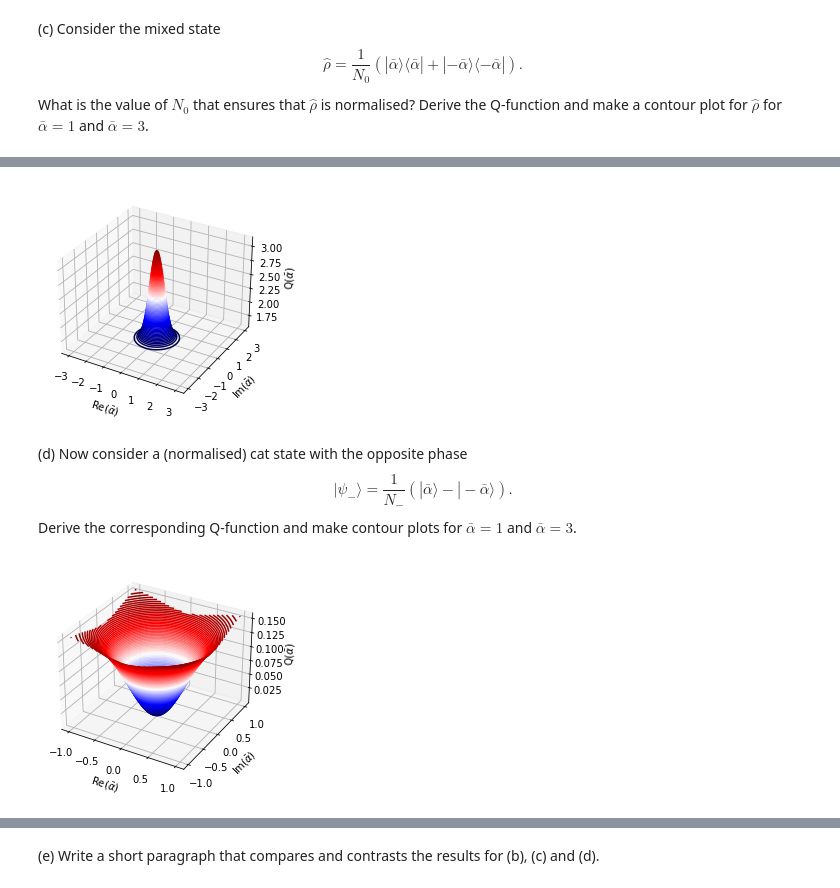
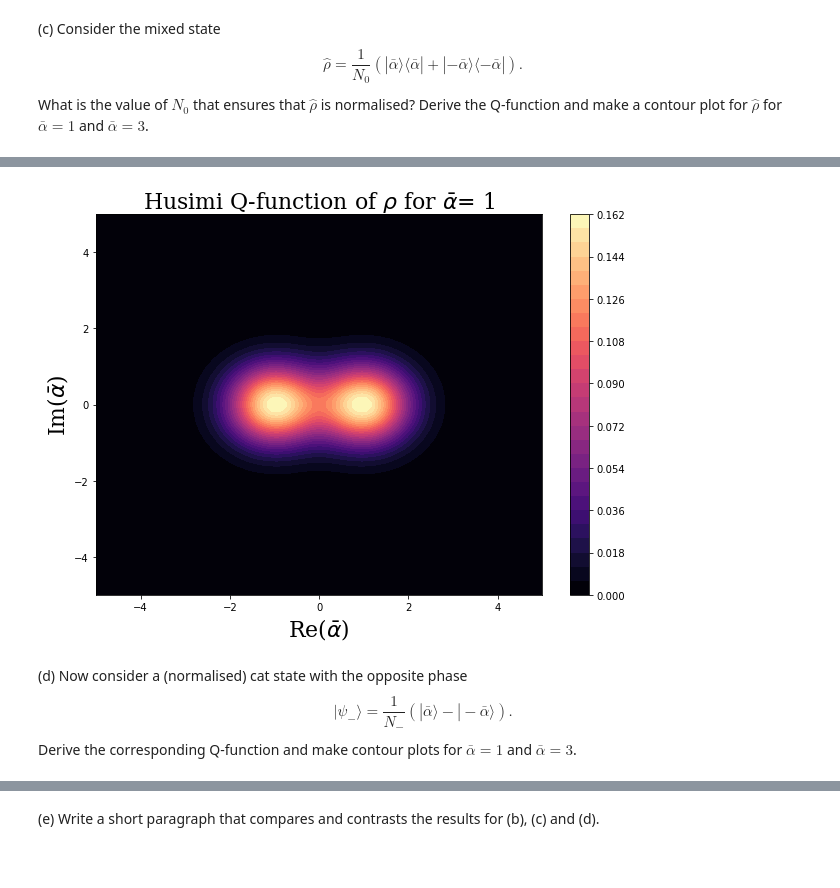
Before and after one commit to stephencollinz/py-learn, a Jupyter notebook: msc/oqs_worksheets/Worksheet_3_no_images.ipynb, the cells around one changed output, grey strips where cells are left out. Drawn from its saved outputs; the diff is of its cells as text; code cells hidden in the pictures; blank space fills up the shorter version.

```diff
--- a/msc/oqs_worksheets/Worksheet_3_no_images.ipynb
+++ b/msc/oqs_worksheets/Worksheet_3_no_images.ipynb
@@ -155,24 +151,12 @@ plt.show()
 # %% [markdown]
 (c) Consider the mixed state $$\hat{\rho} = \frac{1}{N_0}\left(|\bar{\alpha}\rangle\langle\bar{\alpha}| + |-\bar{\alpha}\rangle\langle-\bar{\alpha}| \right).$$ What is the value of $N_0$ that ensures that $\hat{\rho}$ is normalised? Derive the Q-function and make a contour plot for $\hat{\rho}$ for $\bar{\alpha}=1$ and $\bar{\alpha}=3$.
 # %%
-x_bound = [-1,1]
-y_bound = [-1,1]
+def husimi_2(real_alpha,imag_alpha,a_bar):
+    minus = ((real_alpha-a_bar.real)**2) + ((imag_alpha-a_bar.imag)**2)
+    plus = ((real_alpha+a_bar.real)**2) + ((imag_alpha+a_bar.imag)**2)
+    part_a = np.exp(-minus)
+    part_b = np.exp(-plus)
+    return (part_a+part_b)/(np.pi*2)
 
-xs = np.linspace(x_bound[0], x_bound[1], 100)
-ys = np.linspace(y_bound[0], y_bound[1], 100)
-
-def husimi_2(real_alpha,imag_alpha):
-    a = real_alpha**2 + imag_alpha**2
-    return (1/2*np.pi)*(1+np.exp(-4*a))
-
-Xmesh,Ymesh = np.meshgrid(xs, ys)
-Zmesh = husimi_2(Xmesh,Ymesh)
-
-ax = plt.axes(projection='3d')
-ax.contour3D(Xmesh,Ymesh,Zmesh,90,cmap='seismic')
-ax.set_xlabel('Re($\\bar{\\alpha}$)')
-ax.set_ylabel('Im($\\bar{\\alpha}$)')
-ax.set_zlabel('Q($\\bar{\\alpha}$)')
-
-plt.show()
+husimi_plot(a_bar=3,func=husimi_2,label='$\\rho$')
 # %% [output]
@@ -180,49 +164,6 @@ plt.show()
 # %%
-x_bound = [-3,3]
-y_bound = [-3,3]
-
-xs = np.linspace(x_bound[0], x_bound[1], 100)
-ys = np.linspace(y_bound[0], y_bound[1], 100)
-
-
-Xmesh,Ymesh = np.meshgrid(xs, ys)
-Zmesh = husimi_2(Xmesh,Ymesh)
-
-ax = plt.axes(projection='3d')
-ax.contour3D(Xmesh,Ymesh,Zmesh,90,cmap='seismic')
-ax.set_xlabel('Re($\\bar{\\alpha}$)')
-ax.set_ylabel('Im($\\bar{\\alpha}$)')
-ax.set_zlabel('Q($\\bar{\\alpha}$)')
-
-plt.show()
+husimi_plot(a_bar=1,func=husimi_2,label='$\\rho$')
 # %% [output]
-[figure, old version]
+[figure, new version]
 # %% [markdown]
 (d) Now consider a (normalised) cat state with the opposite phase $$|\psi_-\rangle = \frac{1}{N_-}\left(|\bar{\alpha}\rangle - |-\bar{\alpha}\rangle\right).$$ Derive the corresponding Q-function and make contour plots for $\bar{\alpha} = 1$ and $\bar{\alpha}=3$.
-# %%
-x_bound = [-1,1]
-y_bound = [-1,1]
-
-xs = np.linspace(x_bound[0], x_bound[1], 100)
-ys = np.linspace(y_bound[0], y_bound[1], 100)
-
-Xmesh,Ymesh = np.meshgrid(xs, ys)
-
-def husimi_3(real_alpha,imag_alpha):
-    #a = real_alpha
-    #print(a[0])
-    a = real_alpha**2 + imag_alpha**2
-    return (1/np.pi)*np.exp(-a)*np.sinh(a)
-
-
-Zmesh = husimi_3(Xmesh,Ymesh)
-
-ax = plt.axes(projection='3d')
-ax.contour3D(Xmesh,Ymesh,Zmesh,90,cmap='seismic')
-ax.set_xlabel('Re($\\bar{\\alpha}$)')
-ax.set_ylabel('Im($\\bar{\\alpha}$)')
-ax.set_zlabel('Q($\\bar{\\alpha}$)')
-
-plt.show()
-# %% [output]
-[figure, removed]
```
Also changed, not shown: parts of 31 cells of this notebook, 1 other file.
